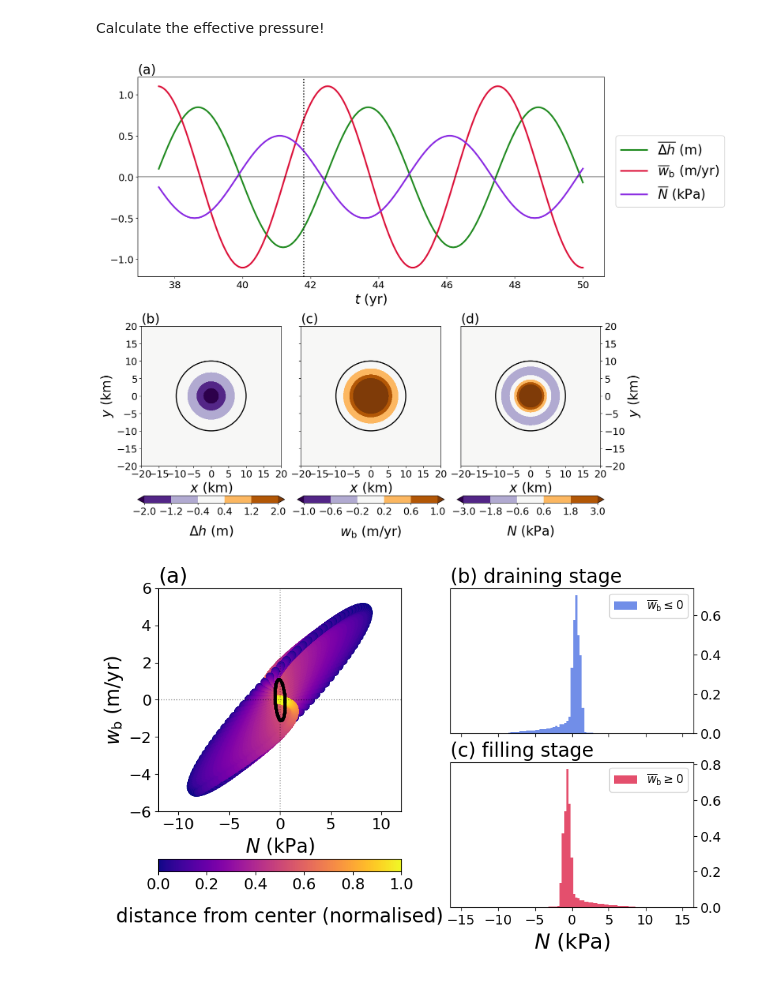
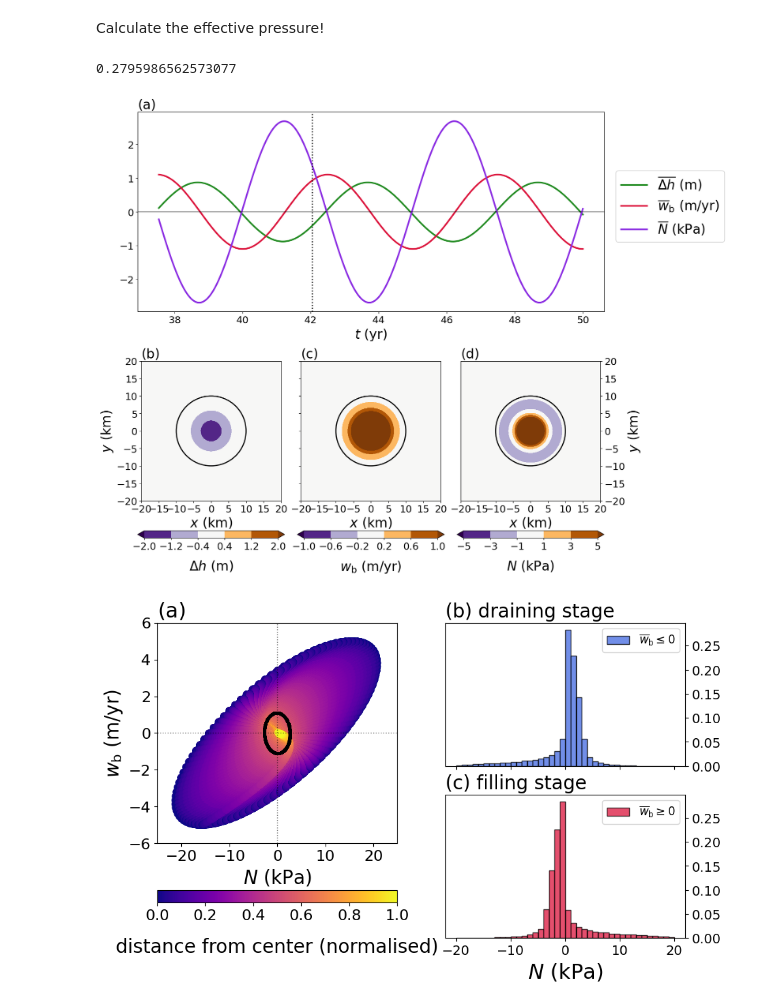
Before and after one commit to agstub/lake-pressures, a Jupyter notebook: notebooks/2_synthetic-example.ipynb, the cells around one changed output. Cells and saved outputs as stored; diff of their text form; code cells hidden in the pictures.

Commit message:
updated synthetic example notebook

```diff
--- a/notebooks/2_synthetic-example.ipynb
+++ b/notebooks/2_synthetic-example.ipynb
@@ -12,14 +12,14 @@ metavars.lake_name = 'synth'        # set to 'synth' or one of the lakes in the
 lake_name = metavars.lake_name
 from make_synth_data import make_data
 # %%
-H = 2000
-lamda = 0.5
-gamma = 1
+H = 1000
+lamda = 0.20
+gamma = 0.01
 eta = 0.5*(917*9.81*H)*3.154e7/(lamda)
 beta = 2*eta*gamma/H
 
 t_cycle = 5
-dir_name = '../results/results_synth_lamda_'+'{:.1f}'.format(lamda)
+dir_name = '../results/results_synth_lamda_'+'{:.2f}'.format(lamda)
 !rm -r {dir_name};
 !mkdir {dir_name}
 make_data(t_cycle,beta,eta,H)
@@ -51,7 +51,7 @@ from post_process import calc_s
 # load elevation data (h_obs)
 
 xp,yp = np.meshgrid(x0,y0)
-rad = 5
+rad = 10
 bdry = 1+0*xp
 bdry[np.sqrt((xp)**2+(yp)**2)>rad] = 0
 
@@ -97,10 +97,14 @@ np.save(dir_name+'/x.npy',x0)
 np.save(dir_name+'/y.npy',y0)
 np.save(dir_name+'/t.npy',t0)
 np.save(dir_name+'/bdry.npy',bdry)
+# %%
+N[0,:,:].max()
+# %% [output]
+0.2795986562573077
 # %%
 xp,yp = np.meshgrid(x0*H/1e3,y0*H/1e3)
 
-l = 835
+l = 840
 j0 = int(0.75*t0.size)
 plt.figure(figsize=(16,12.5))
 
@@ -119,7 +123,6 @@ plt.legend(fontsize=24,loc=(1.025,0.35),framealpha=1)
 plt.subplot(234)
 plt.title('(b)',loc='left',fontsize=24)
 p = plt.contourf(xp,yp,h[l,:,:],cmap='PuOr_r',levels=np.linspace(-2,2,6),extend='both')
-# p = plt.contourf(xp,yp,bdry*((s.T -s_mean.T).T)[l,:,:],cmap='PuOr_r',levels=np.linspace(-2,2,6),extend='both')
 circle = plt.Circle((0, 0), rad*H/1e3, color='k',fill=False,linewidth=2)
 plt.gca().add_patch(circle)
 cbar = plt.colorbar(p,orientation='horizontal')
@@ -147,7 +150,7 @@ plt.gca().set_aspect('equal', 'box')
 
 plt.subplot(236)
 plt.title('(d)',loc='left',fontsize=24)
-p = plt.contourf(xp,yp,N[l,:,:]*N_sc/1e3,cmap='PuOr_r',levels=np.linspace(-3,3,6),extend='both')
+p = plt.contourf(xp,yp,N[l,:,:]*N_sc/1e3,cmap='PuOr_r',levels=np.linspace(-5,5,6),extend='both')
 circle = plt.Circle((0, 0), rad*H/1e3, color='k',fill=False,linewidth=2)
 plt.gca().add_patch(circle)
 plt.gca().yaxis.set_label_position("right")
@@ -166,13 +169,14 @@ plt.savefig('fig5')
 plt.show()
 plt.close()
 # %% [output]
-[figure, old version]
+[figure, new version]
 # %%
-bins = np.linspace(-15,15,100)
+j0 = 0
+bins = np.linspace(-20,20,41)
 plt.figure(figsize=(10,6))
 plt.subplot(121)
 plt.title(r'(a)',fontsize=22,loc='left')
-dir_name = '../results/results_synth_lamda_0.5'
+dir_name = '../results/results_synth_lamda_0.20'
 N = np.load(dir_name+'/N.npy')
 w = np.load(dir_name+'/w.npy')
 N_mean = np.load(dir_name+'/N_mean.npy')
@@ -191,43 +195,43 @@ plt.yticks(fontsize=16)
 plt.xlabel(r'$N$ (kPa)',fontsize=20)
 plt.ylabel(r'$w_\mathrm{b}$ (m/yr)',fontsize=20)
 plt.ylim(-6,6)
-plt.xlim(-12,12)
+plt.xlim(-25,25)
 # cbaxes = fig.add_axes([0.1, 0.1, 0.3, 0.05])
 cbar = plt.colorbar(sc,orientation='horizontal')#,cax = cbaxes)
 cbar.set_label(r'distance from center (normalised)',fontsize=20,labelpad=15)
 cbar.ax.tick_params(labelsize=16)
 #-----
-dir_name = '../results/results_synth_lamda_0.5'
+dir_name = '../results/results_synth_lamda_0.20'
 N = np.load(dir_name+'/N.npy')
 w = np.load(dir_name+'/w.npy')
 bdry = np.load(dir_name+'/bdry.npy')
 N_data_p = np.array([])
 N_data_m = np.array([])
 for i in np.arange(j0,t0.size,1):
     if np.mean(w[i,:,:])>=0:
         N_data_p = np.append(N_data_p,N[i,:,:][bdry>1e-2].flatten()*N_sc/1e3)
     elif np.mean(w[i,:,:])<=0:
         N_data_m = np.append(N_data_m,N[i,:,:][bdry>1e-2].flatten()*N_sc/1e3)
 plt.subplot(222)
 plt.title(r'(b) draining stage',loc='left',fontsize=20)
-plt.hist(N_data_m,bins=bins,density=True,color='royalblue',alpha=0.75,label=r'$\overline{w}_\mathrm{b}\leq 0$')
+plt.hist(N_data_m,bins=bins,density=True,color='royalblue',edgecolor='k',alpha=0.75,label=r'$\overline{w}_\mathrm{b}\leq 0$')
 plt.gca().yaxis.set_label_position("right")
 plt.gca().yaxis.tick_right()
 plt.gca().xaxis.set_ticklabels([])
 plt.xticks(fontsize=14)
 plt.yticks(fontsize=14)
 plt.legend(fontsize=12)
 plt.subplot(224)
 plt.title(r'(c) filling stage',loc='left',fontsize=20)
-plt.hist(N_data_p,bins=bins,density=True,color='crimson',alpha=0.75,label=r'$\overline{w}_\mathrm{b}\geq 0$')
+plt.hist(N_data_p,bins=bins,density=True,color='crimson',edgecolor='k',alpha=0.75,label=r'$\overline{w}_\mathrm{b}\geq 0$')
 plt.gca().yaxis.set_label_position("right")
 plt.gca().yaxis.tick_right()
 plt.xticks(fontsize=14)
 plt.yticks(fontsize=14)
 plt.xlabel(r'$N$ (kPa)',fontsize=22)
 plt.legend(fontsize=12)
 plt.savefig('fig6',bbox_inches='tight')
 plt.show()
 plt.close()
 # %% [output]
-[figure, old version]
+[figure, new version]
```
Also changed, not shown: parts of 1 cell of this notebook.
